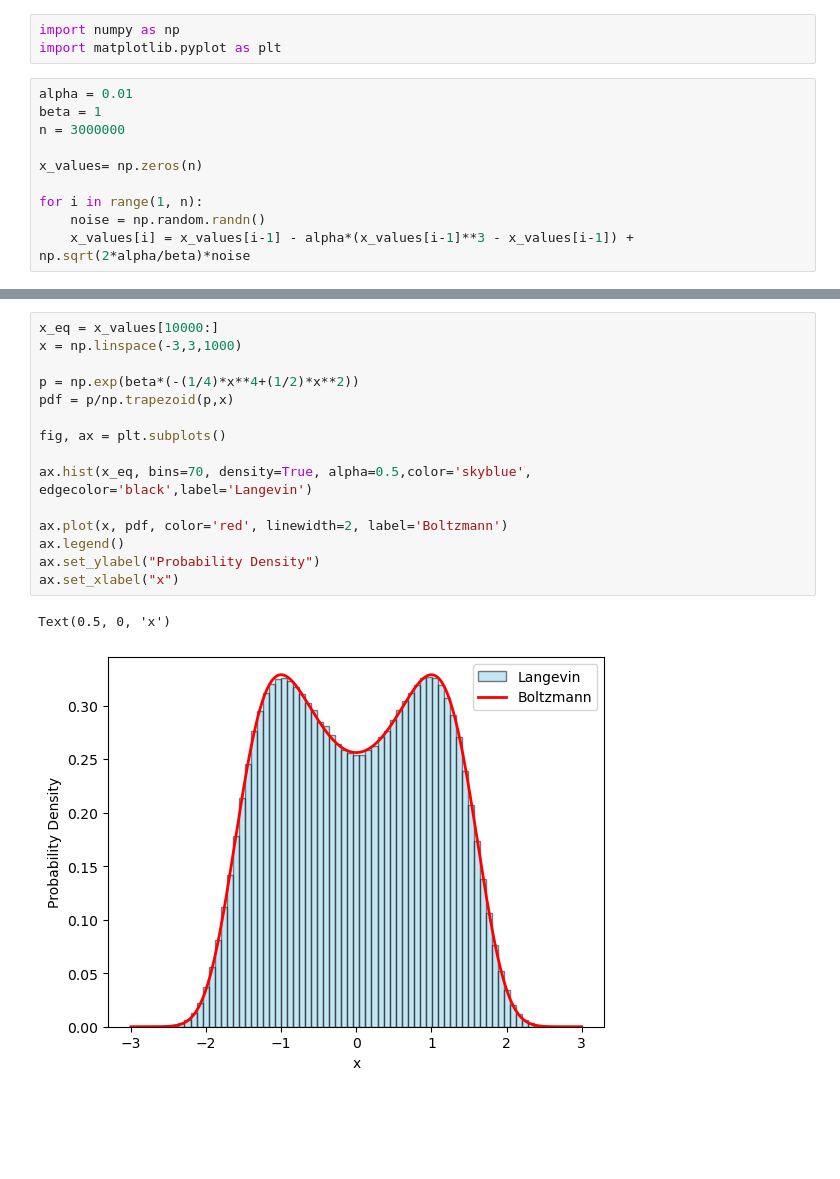
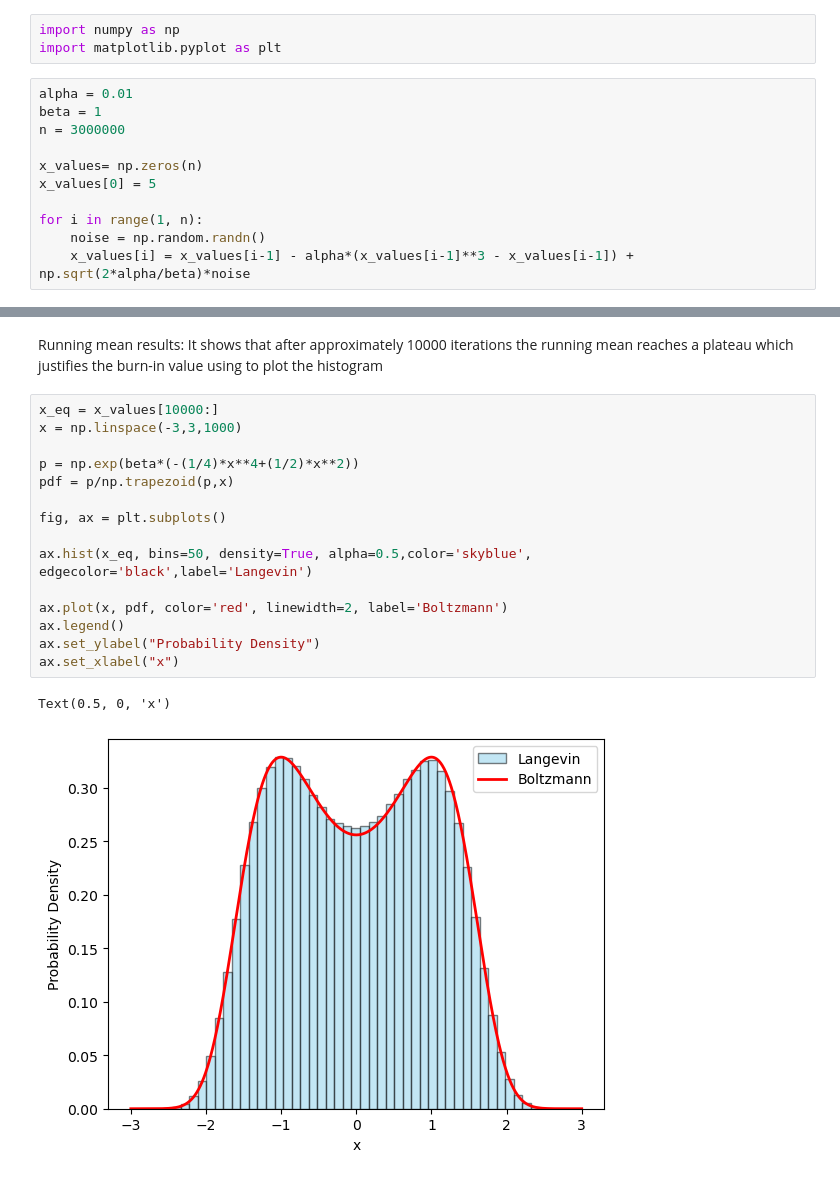
Before and after one commit to anas-aziz2/Summer-Project-2026, a Jupyter notebook: 1D_Langevin.ipynb, the cells around one changed output, grey strips where cells are left out. Saved outputs shown, nothing was run; the diff lists cells and outputs as text; blank space fills up the shorter version.

```diff
--- a/1D_Langevin.ipynb
+++ b/1D_Langevin.ipynb
@@ -7,6 +7,7 @@ beta = 1
 n = 3000000
 
 x_values= np.zeros(n)
+x_values[0] = 5
 
 for i in range(1, n):
     noise = np.random.randn()
@@ -14,18 +39,21 @@ for i in range(1, n):
+# %% [markdown]
+Running mean results:
+It shows that after approximately 10000 iterations the running mean reaches a plateau which justifies the burn-in value using to plot the histogram
 # %%
 x_eq = x_values[10000:]
 x = np.linspace(-3,3,1000)
 
 p = np.exp(beta*(-(1/4)*x**4+(1/2)*x**2))
 pdf = p/np.trapezoid(p,x)
 
 fig, ax = plt.subplots()
 
-ax.hist(x_eq, bins=70, density=True, alpha=0.5,color='skyblue', edgecolor='black',label='Langevin')
+ax.hist(x_eq, bins=50, density=True, alpha=0.5,color='skyblue', edgecolor='black',label='Langevin')
 
 ax.plot(x, pdf, color='red', linewidth=2, label='Boltzmann')
 ax.legend()
 ax.set_ylabel("Probability Density")
 ax.set_xlabel("x")
 # %% [output]
 Text(0.5, 0, 'x')
-[figure, old version]
+[figure, new version]
```
Also changed, not shown: parts of 11 cells of this notebook, 4 other files.
